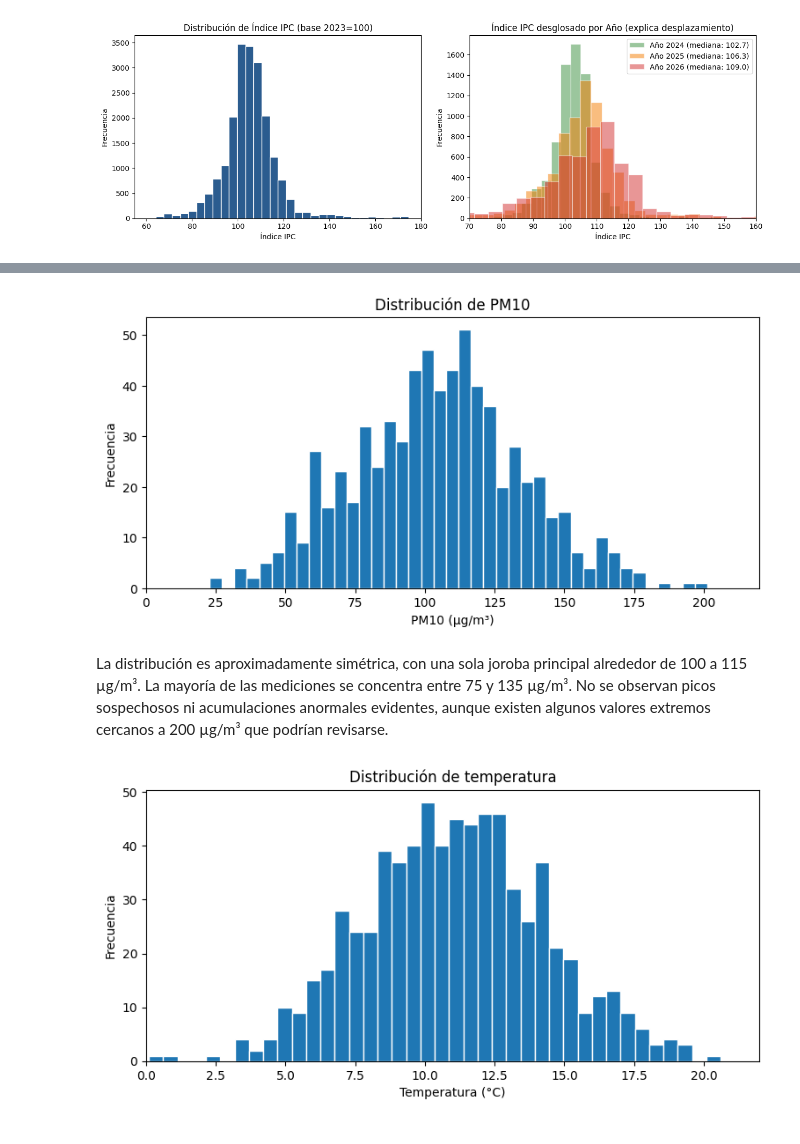
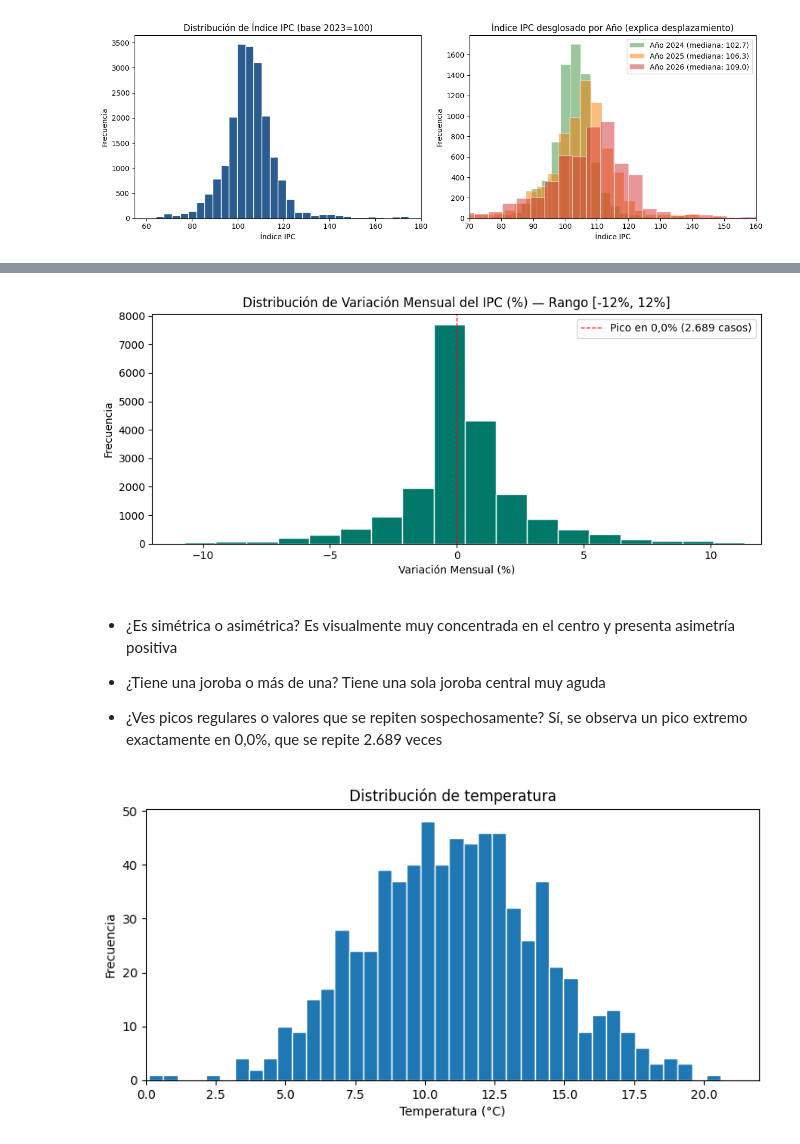
Before and after one commit to frandresst-wq/Proyecto-de-Ciencia-de-Datos, a Jupyter notebook: S3_Entrega2_SOTO_FRANCO.ipynb, the cells around one changed output, grey strips where cells are left out. Drawn from its saved outputs; the diff is of its cells as text; code cells hidden in the pictures.

Commit message:
Avance histograma 3

```diff
--- a/S3_Entrega2_SOTO_FRANCO.ipynb
+++ b/S3_Entrega2_SOTO_FRANCO.ipynb
@@ -137,15 +149,31 @@ La distribución es aproximadamente simétrica, con una sola joroba entre 55 y 7
 # %%
 plt.figure(figsize=(9, 4))
-plt.hist(df['pm10'].dropna(), bins=40, edgecolor='white')
-plt.xlim(0, 220)
-plt.title('Distribución de PM10')
-plt.xlabel('PM10 (µg/m³)')
+plt.hist(
+    df['variacion_mensual_pct'].dropna(),
+    bins=60,
+    color='#00796b',
+    edgecolor='white',
+)
+plt.xlim(-12, 12)
+plt.axvline(
+    0, color='red', linestyle='--', linewidth=1, label='Pico en 0,0% (2.689 casos)'
+)
+plt.title('Distribución de Variación Mensual del IPC (%) — Rango [-12%, 12%]')
+plt.xlabel('Variación Mensual (%)')
 plt.ylabel('Frecuencia')
+plt.legend()
+plt.tight_layout()
 plt.show()
 # %% [output]
-[figure, old version]
+[figure, new version]
-# %% [markdown]
-La distribución es aproximadamente simétrica, con una sola joroba principal alrededor de 100 a 115 µg/m³. La mayoría de las mediciones se concentra entre 75 y 135 µg/m³. No se observan picos sospechosos ni acumulaciones anormales evidentes, aunque existen algunos valores extremos cercanos a 200 µg/m³ que podrían revisarse.
+# %% [markdown]
+- ¿Es simétrica o asimétrica?
+ Es visualmente muy concentrada en el centro y presenta asimetría positiva
+
+- ¿Tiene una joroba o más de una? Tiene una sola joroba central muy aguda
+
+- ¿Ves picos regulares o valores que se repiten sospechosamente?
+ Sí, se observa un pico extremo exactamente en 0,0%, que se repite 2.689 veces
 # %%
 plt.figure(figsize=(9, 4))
 plt.hist(df['temperatura_c'].dropna(), bins=40, edgecolor='white')
```
Also changed, not shown: parts of 2 cells of this notebook.
